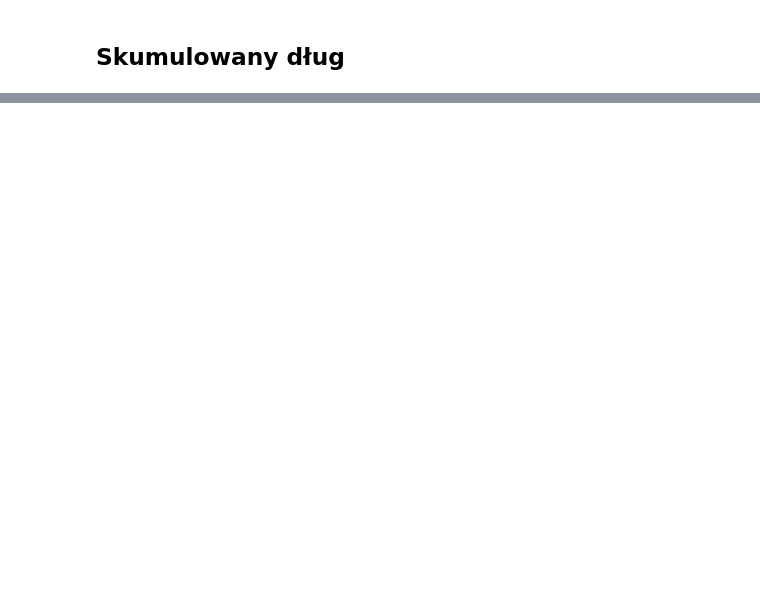
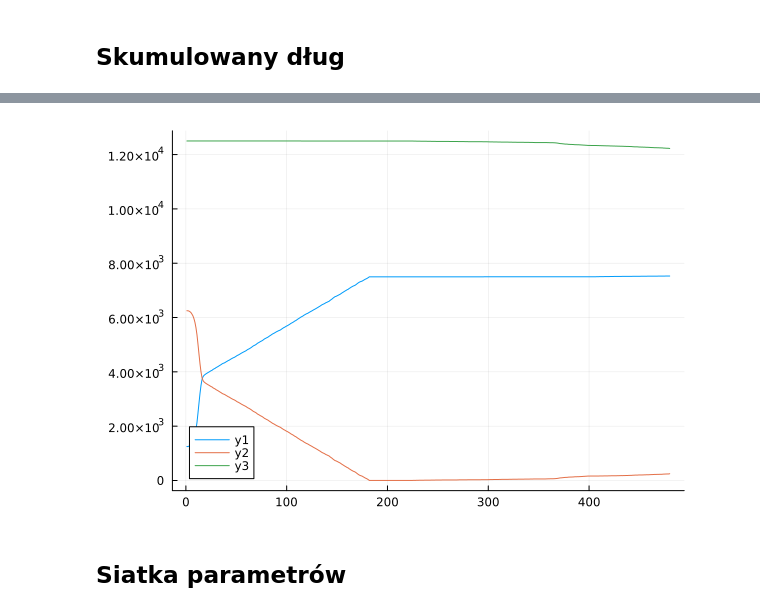
Before and after one commit to Rybakowski/raport_2, a Jupyter notebook: raport_2.ipynb, the cells around one changed output, grey strips where cells are left out. Saved outputs shown, nothing was run; the diff lists cells and outputs as text; code cells hidden in the pictures; blank space fills up the shorter version.

```diff
--- a/raport_2.ipynb
+++ b/raport_2.ipynb
@@ -432,0 +422,6 @@ plot(dlug_df.x1)
+# %%
+# Perform one simulation
+AGENCI = schelling_sym();
+# %%
+## Calc counts
+dzielnice_counts_df = calc_counts(AGENCI)
@@ -432,0 +449,8 @@ plot(dlug_df.x1)
+# %%
+plot(dzielnice_counts_df."district_1")
+plot!(dzielnice_counts_df."district_2")
+plot!(dzielnice_counts_df."district_3")
+# %% [output]
+[figure, added]
+# %% [markdown]
+## Siatka parametrów
```
Also changed, not shown: parts of 29 cells of this notebook, 1 other file.
